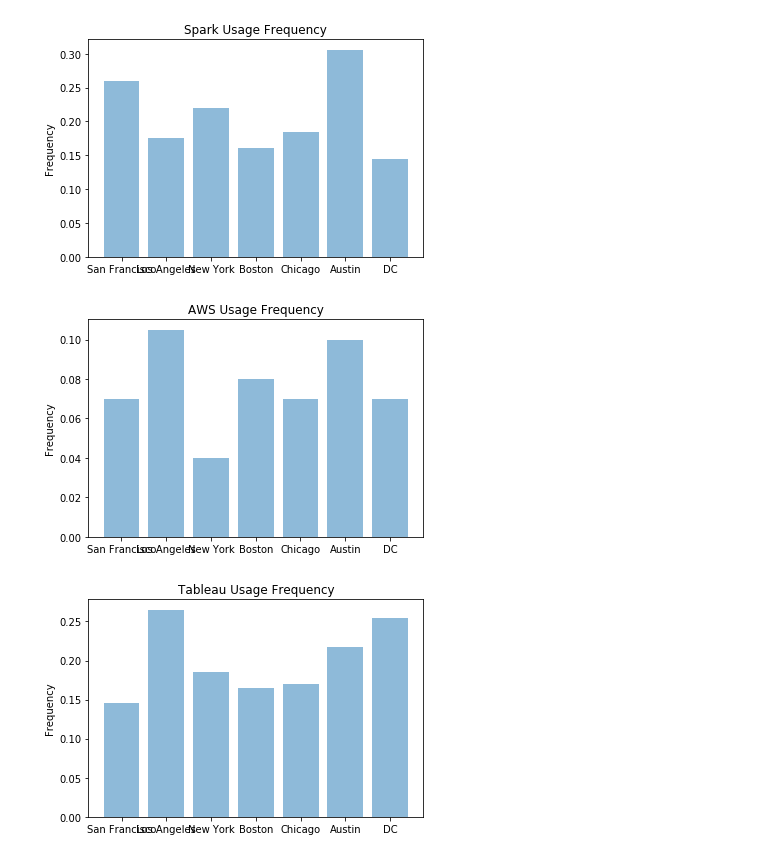
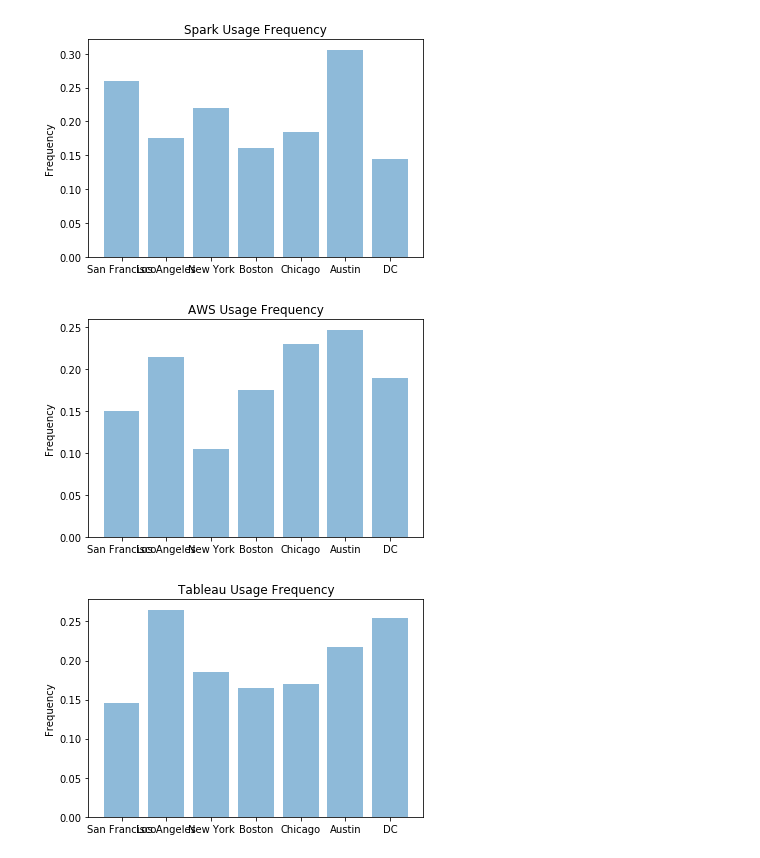
Before and after one commit to Marthalin/HW2, a Jupyter notebook: Q1bonus.ipynb, the cells around one changed output. Saved outputs shown, nothing was run; the diff lists cells and outputs as text; code cells hidden in the pictures.

```diff
--- a/Q1bonus.ipynb
+++ b/Q1bonus.ipynb
@@ -638,27 +638,27 @@ plt.show()
 [figure]
 # %%
 #AWS
-mention_a_sf = des_sf.str.contains(r'\bAWS\b | \bAmazon\bWeb\bService\b').sum()/200
-mention_a_la = des_la.str.contains(r'\bAWS\b | \bAmazon\bWeb\bService\b').sum()/200
-mention_a_ny = des_ny.str.contains(r'\bAWS\b | \bAmazon\bWeb\bService\b').sum()/200
-mention_a_b = des_b.str.contains(r'\bAWS\b | \bAmazon\bWeb\bService\b').sum()/200
-mention_a_c = des_c.str.contains(r'\bAWS\b | \bAmazon\bWeb\bService\b').sum()/200
-mention_a_a = des_a.str.contains(r'\bAWS\b | \bAmazon\bWeb\bService\b').sum()/170
-mention_a_dc = des_dc.str.contains(r'\bAWS\b | \bAmazon\bWeb\bService\b').sum()/200
+mention_a_sf = (des_sf.str.contains(r'\bAWS\b').sum()+des_sf.str.contains(r'\bAmazon Web Services\b').sum())/200
+mention_a_la = (des_la.str.contains(r'\bAWS\b').sum()+des_la.str.contains(r'\bAmazon Web Services\b').sum())/200
+mention_a_ny = (des_ny.str.contains(r'\bAWS\b').sum()+des_ny.str.contains(r'\bAmazon Web Services\b').sum())/200
+mention_a_b = (des_b.str.contains(r'\bAWS\b').sum()+des_b.str.contains(r'\bAmazon Web Services\b').sum())/200
+mention_a_c = (des_c.str.contains(r'\bAWS\b').sum()+des_c.str.contains(r'\bAmazon Web Services\b').sum())/200
+mention_a_a = (des_a.str.contains(r'\bAWS\b').sum()+des_a.str.contains(r'\bAmazon Web Services\b').sum())/170
+mention_a_dc = (des_dc.str.contains(r'\bAWS\b').sum()+des_dc.str.contains(r'\bAmazon Web Services\b').sum())/200
 
 city = ('San Francisco', 'Los Angeles', 'New York', 'Boston', 'Chicago', 'Austin', 'DC')
 y_pos = np.arange(len(city))
 performance = [mention_a_sf,mention_a_la,mention_a_ny,mention_a_b,
                        mention_a_c, mention_a_a, mention_a_dc]
 
 plt.bar(y_pos, performance, align='center', alpha=0.5)
 plt.xticks(y_pos, city)
 plt.ylabel('Frequency')
 plt.title('AWS Usage Frequency')
 
 plt.show()
 # %% [output]
-[figure, old version]
+[figure, new version]
 # %%
 #Tableau
 mention_t_sf = des_sf.str.contains(r'\bTableau\b').sum()/200
```
